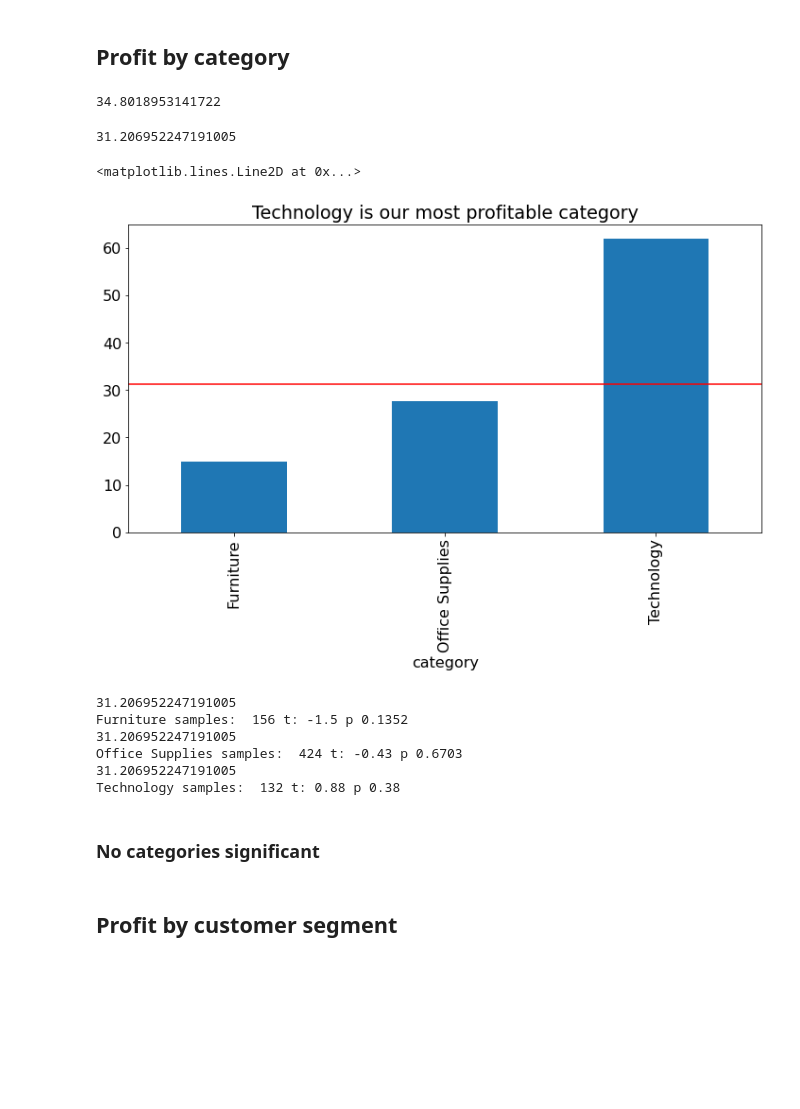
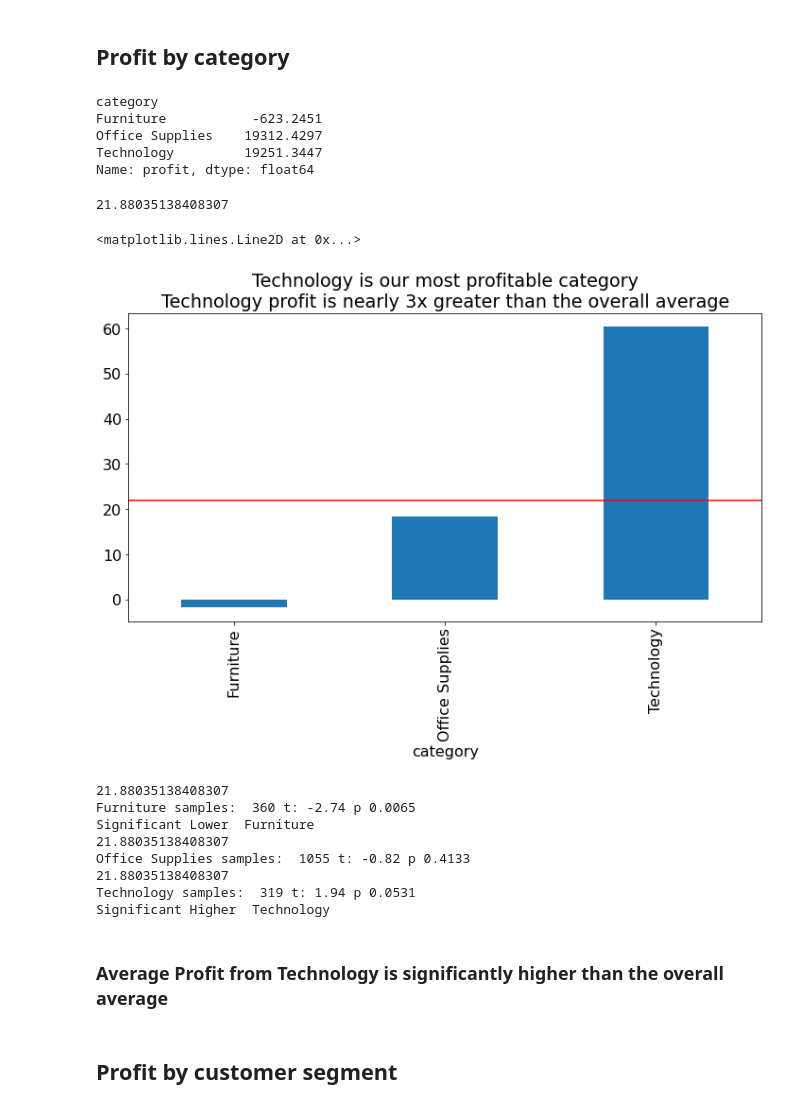
Before and after one commit to superstore-stephen-jesse/superstor-time-series-project, a Jupyter notebook: explore_jesse.ipynb, the cells around one changed output. Cells and saved outputs as stored; diff of their text form; code cells hidden in the pictures; blank space fills up the shorter version.

```diff
--- a/explore_jesse.ipynb
+++ b/explore_jesse.ipynb
@@ -52,25 +96,29 @@ plt.axhline(mean_profit, color='r')
 # %% [markdown]
 ## Profit by category
 # %%
-train.groupby("category").profit.mean().mean()
+df.groupby("category").profit.sum()
 # %% [output]
-34.8018953141722
+category
+Furniture           -623.2451
+Office Supplies    19312.4297
+Technology         19251.3447
+Name: profit, dtype: float64
 # %%
-train.profit.mean()
+df.profit.mean()
 # %% [output]
-31.206952247191005
+21.88035138408307
 # %%
-train.groupby("category").profit.mean().plot.bar()
-plt.title('Technology is our most profitable category')
-plt.axhline(train.profit.mean(), color = 'r')
+df.groupby("category").profit.mean().plot.bar()
+plt.title('Technology is our most profitable category\nTechnology profit is nearly 3x greater than the overall average')
+plt.axhline(df.profit.mean(), color = 'r')
 # %% [output]
 <matplotlib.lines.Line2D at 0x...>
-[figure, old version]
+[figure, new version]
 # %%
-for cat in train["category"].unique():
-    overall_mean = train.profit.mean()
+for cat in df["category"].unique():
+    overall_mean = df.profit.mean()
     print(overall_mean)
-    sample = train[train["category"] == cat].profit
+    sample = df[df["category"] == cat].profit
     t,p = stats.ttest_1samp(sample, overall_mean)
     print(cat, "samples: ",len(sample), "t:", round(t,2), "p", round(p,4))
     if (t>0)&(p/2<alpha):
@@ -78,14 +126,16 @@ for cat in train["category"].unique():
     if (t<0)&(p/2<alpha):
         print("Significant Lower ", cat)
 # %% [output]
-31.206952247191005
-Furniture samples:  156 t: -1.5 p 0.1352
-31.206952247191005
-Office Supplies samples:  424 t: -0.43 p 0.6703
-31.206952247191005
-Technology samples:  132 t: 0.88 p 0.38
+21.88035138408307
+Furniture samples:  360 t: -2.74 p 0.0065
+Significant Lower  Furniture
+21.88035138408307
+Office Supplies samples:  1055 t: -0.82 p 0.4133
+21.88035138408307
+Technology samples:  319 t: 1.94 p 0.0531
+Significant Higher  Technology
 # %% [markdown]
-### No categories significant
+### Average Profit from Technology is significantly higher than the overall average
 # %% [markdown]
 ## Profit by customer segment
 # %%
```
Also changed, not shown: parts of 11 cells of this notebook, 1 other file.
